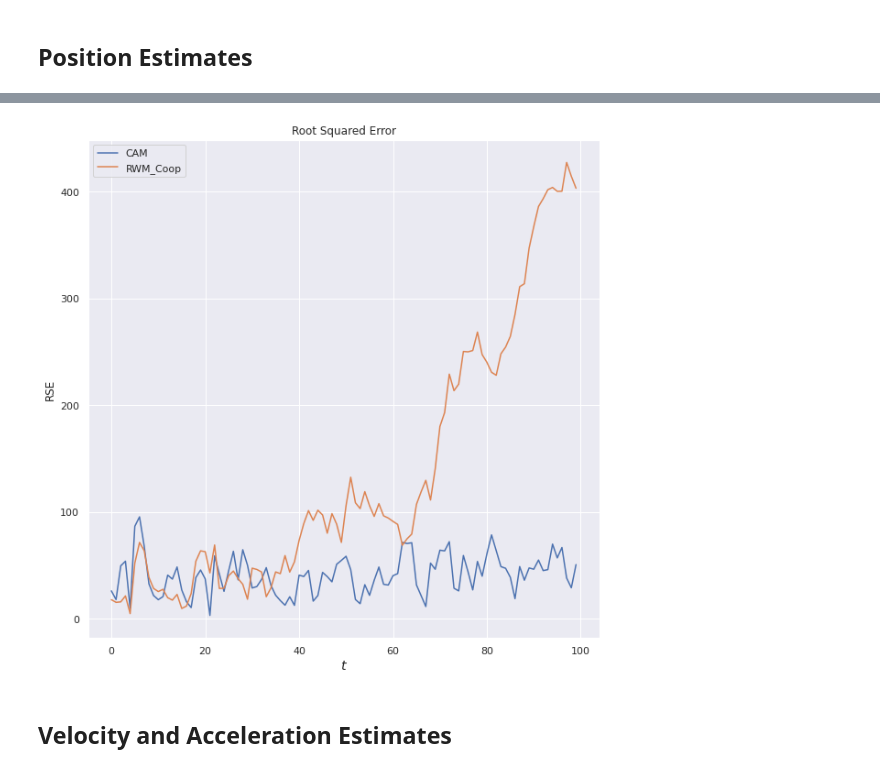
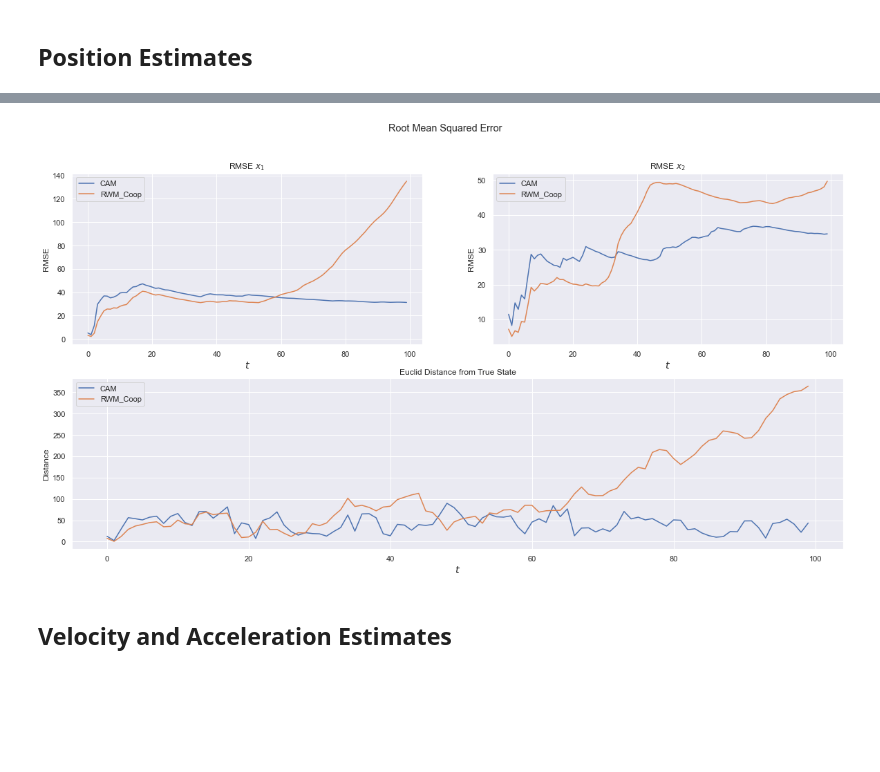
Before and after one commit to maiquang/maithanh-thesis-src, a Jupyter notebook: maithanh_kf2.ipynb, the cells around one changed output, grey strips where cells are left out. Cells and saved outputs as stored; diff of their text form; code cells hidden in the pictures; blank space fills up the shorter version.

Commit message:
Fix RMSE and refactor CI

```diff
--- a/maithanh_kf2.ipynb
+++ b/maithanh_kf2.ipynb
@@ -296,18 +299,44 @@ plt.show()
 # %%
-cam_rse = np.linalg.norm(traj.X[0:2] - log_cam[:, 0:2].T, axis=0)
-coop_rse = np.linalg.norm(traj.X[0:2] - log_coop[:, 0:2].T, axis=0)
+cam_distance = np.linalg.norm(traj.X[0:2] - log_cam[:, 0:2].T, axis=0)
+coop_distance = np.linalg.norm(traj.X[0:2] - log_coop[:, 0:2].T, axis=0)
-# %%
-plt.figure(figsize=(10, 10))
-plt.title("Root Squared Error")
-plt.plot(cam_rse, label="CAM")
-plt.plot(coop_rse, label="RWM_Coop")
-plt.xlabel("$t$", fontsize="large")
-plt.ylabel("RSE")
-plt.legend()
-
-plt.show()
-# %% [output]
-[figure, removed]
+# %%
+t = np.arange(1, ndat + 1)
+cam_rmse = np.sqrt(((traj.X[0:2] - log_cam[:, 0:2].T)**2).cumsum(axis=1) / t)
+coop_rmse = np.sqrt(((traj.X[0:2] - log_coop[:, 0:2].T)**2).cumsum(axis=1) / t)
+
+# cam_rmse = np.log10(((traj.X[0:2] - log_cam[:, 0:2].T)**2).cumsum(axis=1) / t)
+# coop_rmse = np.log10(((traj.X[0:2] - log_coop[:, 0:2].T)**2).cumsum(axis=1) / t)
+# %%
+plt.figure(figsize=(20, 10))
+plt.suptitle("Root Mean Squared Error")
+
+plt.subplot(2, 2, 1)
+plt.title("RMSE $x_1$ ")
+plt.plot(cam_rmse[0], label="CAM")
+plt.plot(coop_rmse[0], label="RWM_Coop")
+plt.xlabel("$t$", fontsize="large")
+plt.ylabel("RMSE")
+plt.legend()
+
+plt.subplot(2, 2, 2)
+plt.title("RMSE $x_2$ ")
+plt.plot(cam_rmse[1], label="CAM")
+plt.plot(coop_rmse[1], label="RWM_Coop")
+plt.xlabel("$t$", fontsize="large")
+plt.ylabel("RMSE")
+plt.legend()
+
+plt.subplot(2, 2, (3, 4))
+plt.title("Euclid Distance from True State")
+plt.plot(cam_distance, label="CAM")
+plt.plot(coop_distance, label="RWM_Coop")
+plt.xlabel("$t$", fontsize="large")
+plt.ylabel("Distance")
+plt.legend()
+
+plt.show()
+# %% [output]
+[figure, added]
 # %% [markdown]
 ## Velocity and Acceleration Estimates
 # %%
```
Also changed, not shown: parts of 7 cells of this notebook.
